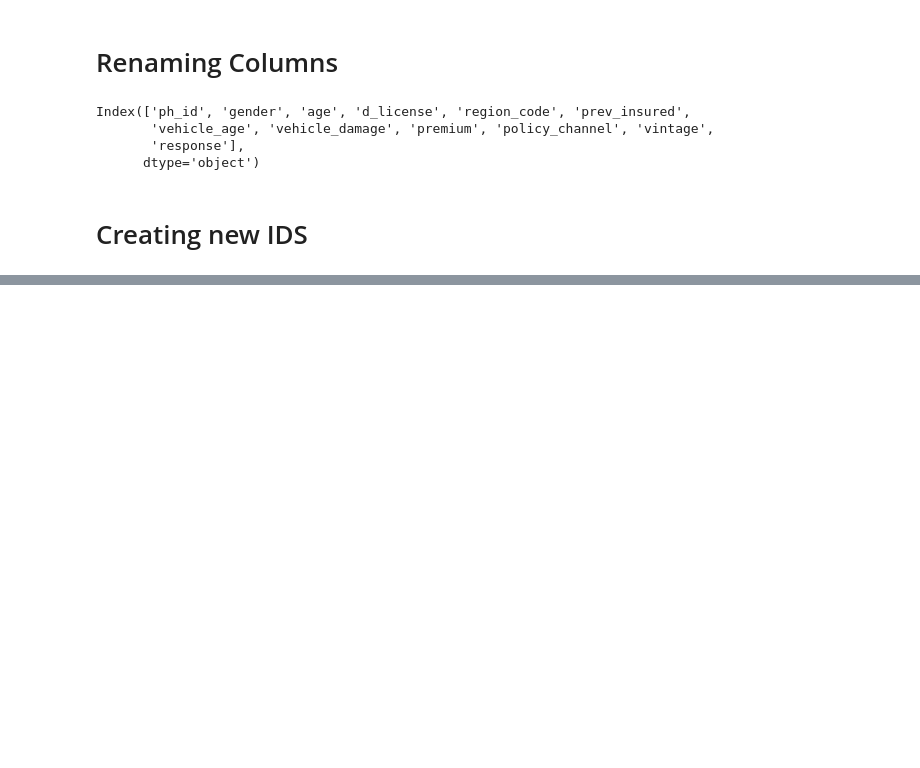
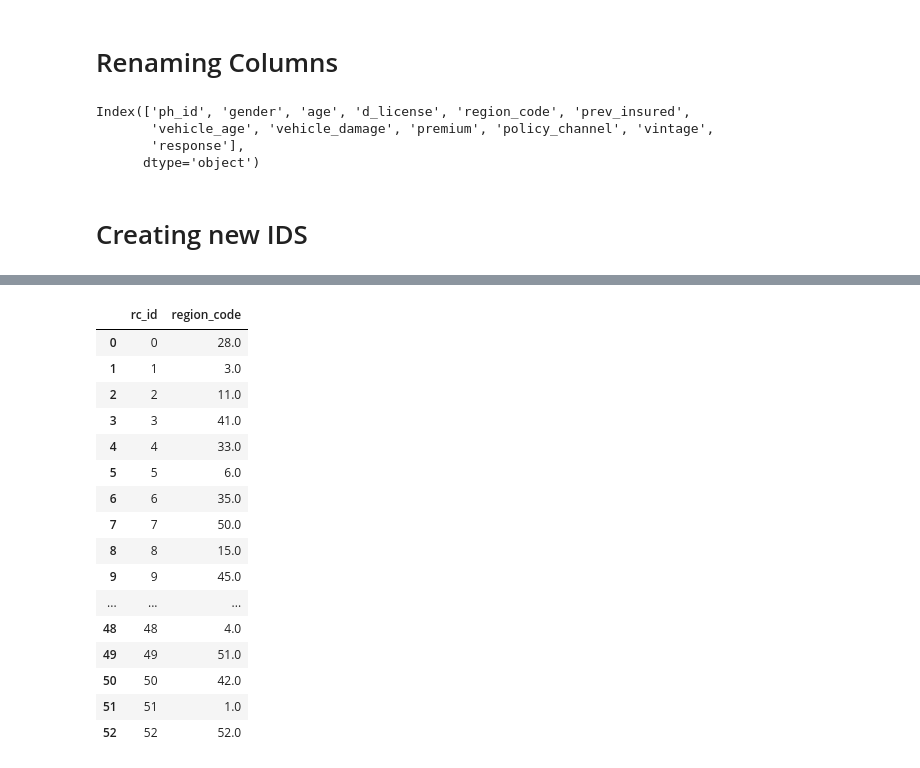
Before and after one commit to The-DigitalAcademy/Vehicle_Insurance, a Jupyter notebook: importdata_query.ipynb, the cells around one changed output, grey strips where cells are left out. Saved outputs shown, nothing was run; the diff lists cells and outputs as text; code cells hidden in the pictures; blank space fills up the shorter version.

```diff
--- a/importdata_query.ipynb
+++ b/importdata_query.ipynb
@@ -89,0 +173,54 @@ gender
+# %%
+region_code = insurance['region_code'].unique()
+
+region_code = pd.DataFrame(region_code, columns=['region_code'])
+region_code
+
+region_code = region_code.reset_index()
+region_code
+
+region_code.rename(columns={'index':'rc_id'}, inplace=True)
+region_code
+
+# PostgreSQL Connection
+DATABASE_URL = "postgresql://dylan:super123duper@129.232.211.166:5432/vehicle_insurancedb"
+
+# Create a database connection
+engine = create_engine(DATABASE_URL)
+
+conn = engine.connect()
+
+conn.begin()
+
+# Connect to PostgreSQL
+with engine.connect() as conn:
+    for _, row in region_code.iterrows():
+        sql = text("""
+            INSERT INTO region_code (rc_id, region_code)
+            VALUES (:rc_id, :region_code)
+            ON CONFLICT (rc_id) DO NOTHING
+        """)
+        conn.execute(sql, {"rc_id": row["rc_id"], "region_code": row["region_code"]})
+    conn.commit()
+# Commit and Close Connection
+conn.close()
+
+region_code
+# %% [output]
+|  | rc_id | region_code |
+| 0 | 0 | 28.0 |
+| 1 | 1 | 3.0 |
+| 2 | 2 | 11.0 |
+| 3 | 3 | 41.0 |
+| 4 | 4 | 33.0 |
+| 5 | 5 | 6.0 |
+| 6 | 6 | 35.0 |
+| 7 | 7 | 50.0 |
+| 8 | 8 | 15.0 |
+| 9 | 9 | 45.0 |
+| ... | ... | ... |
+| 48 | 48 | 4.0 |
+| 49 | 49 | 51.0 |
+| 50 | 50 | 42.0 |
+| 51 | 51 | 1.0 |
+| 52 | 52 | 52.0 |
```
Also changed, not shown: parts of 12 cells of this notebook.
